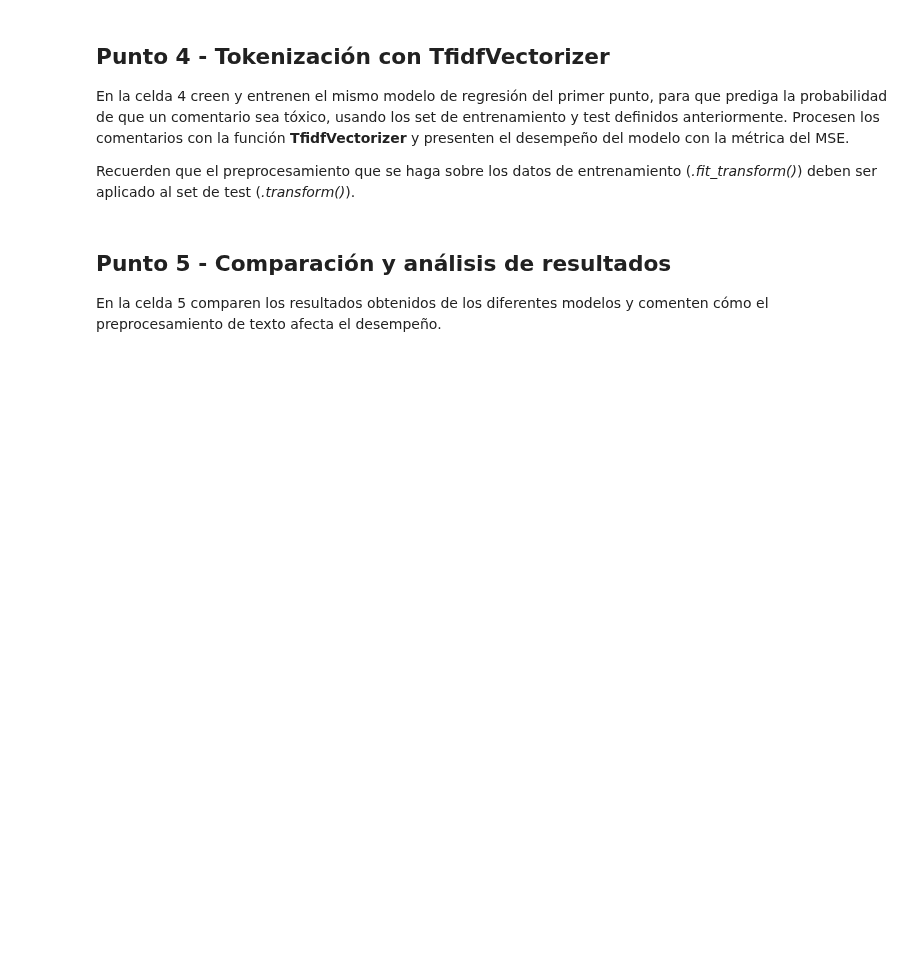
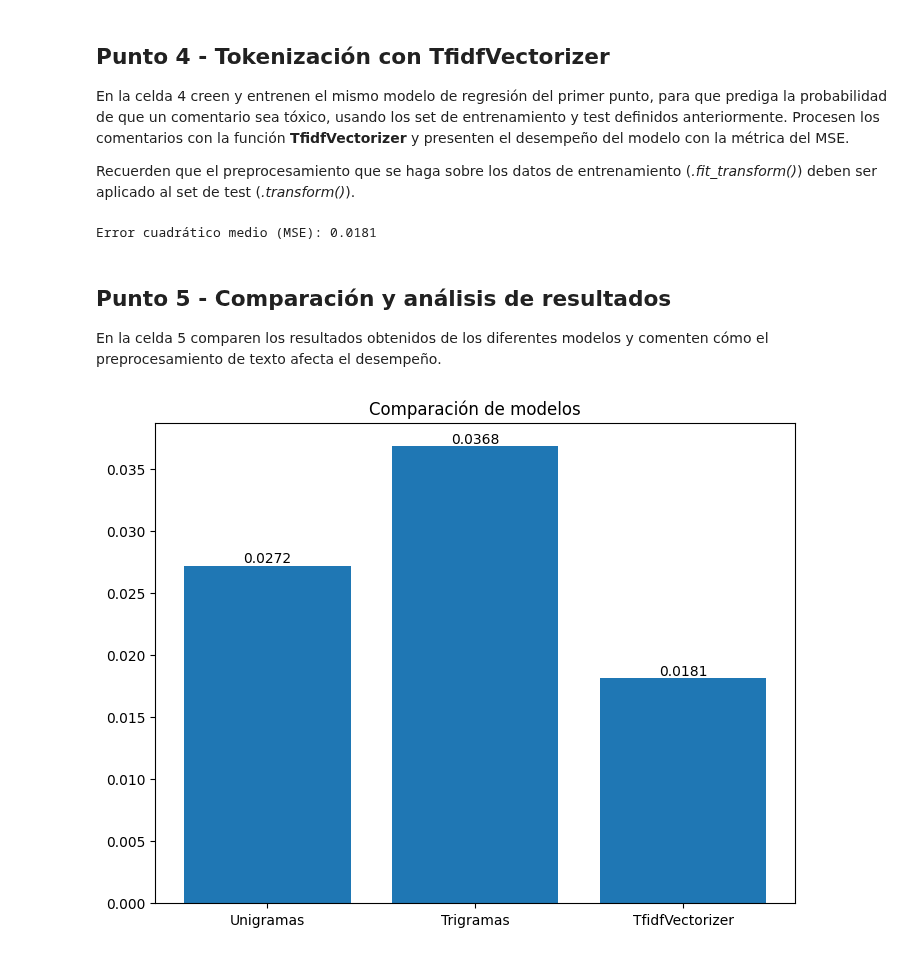
Before and after one commit to catalina-lara/ML-NLP, a Jupyter notebook: Semana 4/S4TC1_Tokenizacion.ipynb, the cells around one changed output. Cells and saved outputs as stored; diff of their text form; code cells hidden in the pictures; blank space fills up the shorter version.

```diff
--- a/Semana 4/S4TC1_Tokenizacion.ipynb
+++ b/Semana 4/S4TC1_Tokenizacion.ipynb
@@ -77,3 +159,17 @@ Recuerden que el preprocesamiento que se haga sobre los datos de entrenamiento
+# %%
+# Celda 4
+vectorizer = TfidfVectorizer(lowercase=False )
+X_train_vec = vectorizer.fit_transform(X_train)
+X_test_vec = vectorizer.transform(X_test)
+
+model = Ridge()
+model.fit(X_train_vec, y_train)
+y_pred = model.predict(X_test_vec)
+
+mse_tfid = mean_squared_error(y_test, y_pred)
+print(f"Error cuadrático medio (MSE): {mse_tfid:.4f}")
+# %% [output]
+Error cuadrático medio (MSE): 0.0181
 # %% [markdown]
 ## Punto 5 - Comparación y análisis de resultados
 
@@ -84,0 +177,28 @@ En la celda 5 comparen los resultados obtenidos de los diferentes modelos y come
+# %%
+# Celda 5 Código para graficos y tablas comparativas
+# Datos
+ejeX = ['Unigramas', 'Trigramas', 'TfidfVectorizer']
+ejeY = [mse_unigram, mse_trigram, mse_tfid]
+
+# Crear figura y ejes
+fig = plt.figure()
+ax = fig.add_axes([0,0,1,1])
+ax.set_title("Comparación de modelos")
+
+# Crear gráfico de barras
+bars = ax.bar(ejeX, ejeY)
+
+# Función para agregar labels centrados en cada barra
+def addlabels(bars, ax):
+    for bar in bars:
+        height = bar.get_height()
+        ax.text(bar.get_x() + bar.get_width()/2,  height, f'{height:.4f}',
+                ha='center',  va='bottom')
+
+# Agregar los labels
+addlabels(bars, ax)
+
+# Mostrar gráfico
+plt.show()
+# %% [output]
+[figure, added]
```
Also changed, not shown: parts of 16 cells of this notebook.
